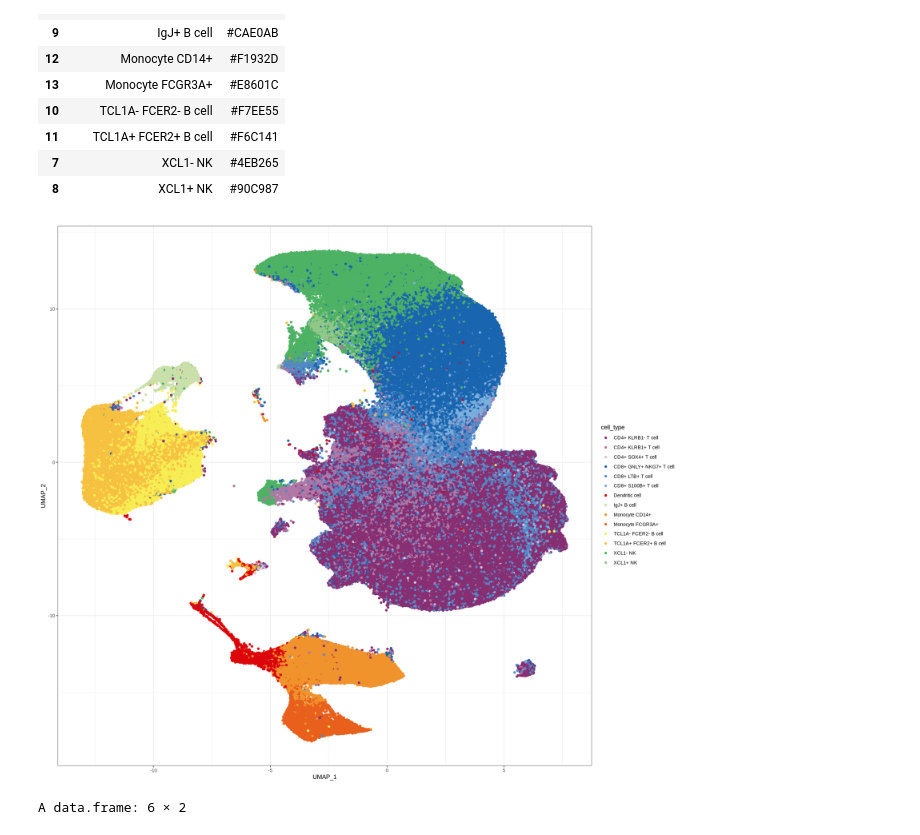
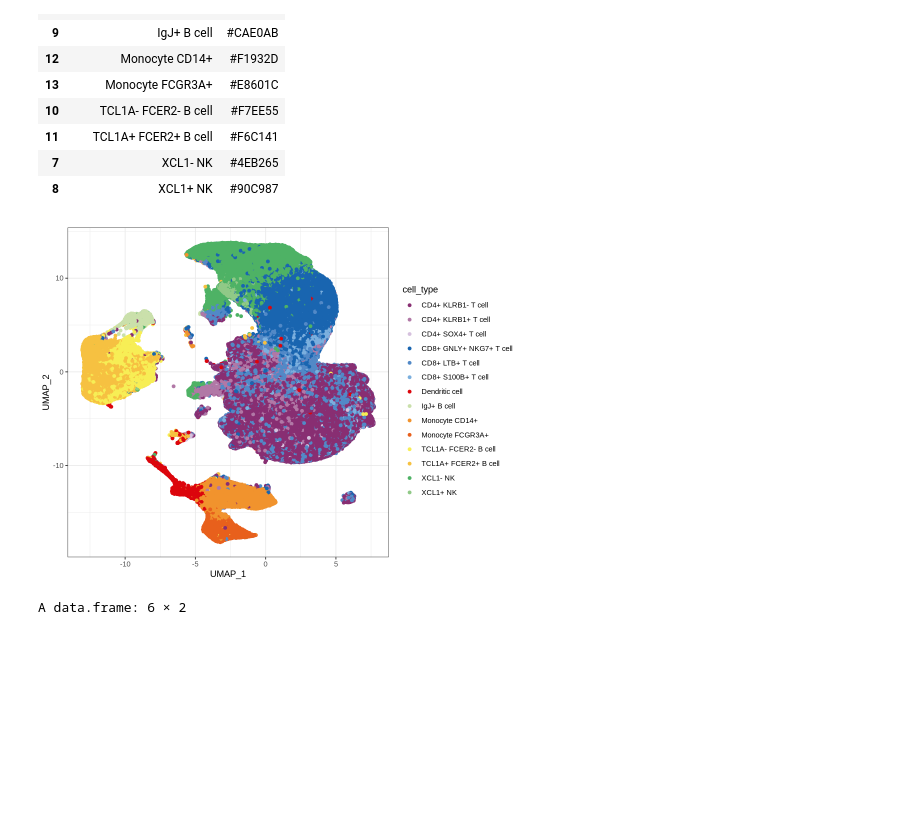
Before and after one commit to annacuomo/TenK10K_analyses, a Jupyter notebook: Load single-cell data.ipynb, the cells around one changed output. Drawn from its saved outputs; the diff is of its cells as text; code cells hidden in the pictures; blank space fills up the shorter version.

```diff
--- a/Load single-cell data.ipynb
+++ b/Load single-cell data.ipynb
@@ -212,11 +212,11 @@ A data.frame: 14 × 2
 # %%
 write.csv(df_colours, paste0(mydir,"celltype_colours.csv"))
 # %%
-options(repr.plot.width = 16, repr.plot.height = 14)
+options(repr.plot.width = 8, repr.plot.height = 6)
 ggplot(df_to_plot, aes(x=UMAP_1, y = UMAP_2, colour = cell_type)) + geom_point() + theme_bw() +
     scale_colour_manual(values = df_colours$colours)
 # %% [output]
-[figure, old version]
+[figure, new version]
 # %%
 # Create Sample Mapping File (SMF)
 # %%
```
Also changed, not shown: parts of 8 cells of this notebook, 1 other file.
